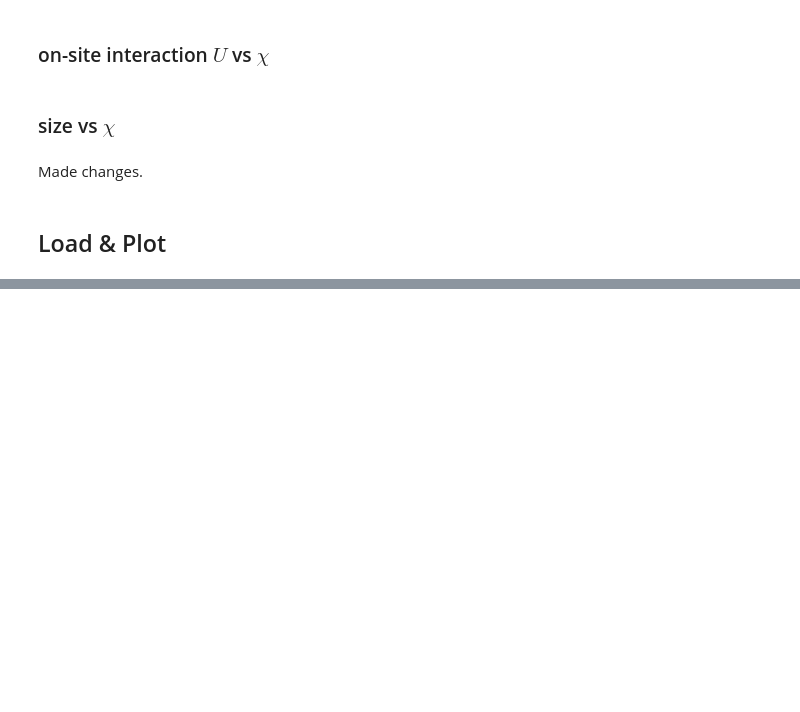
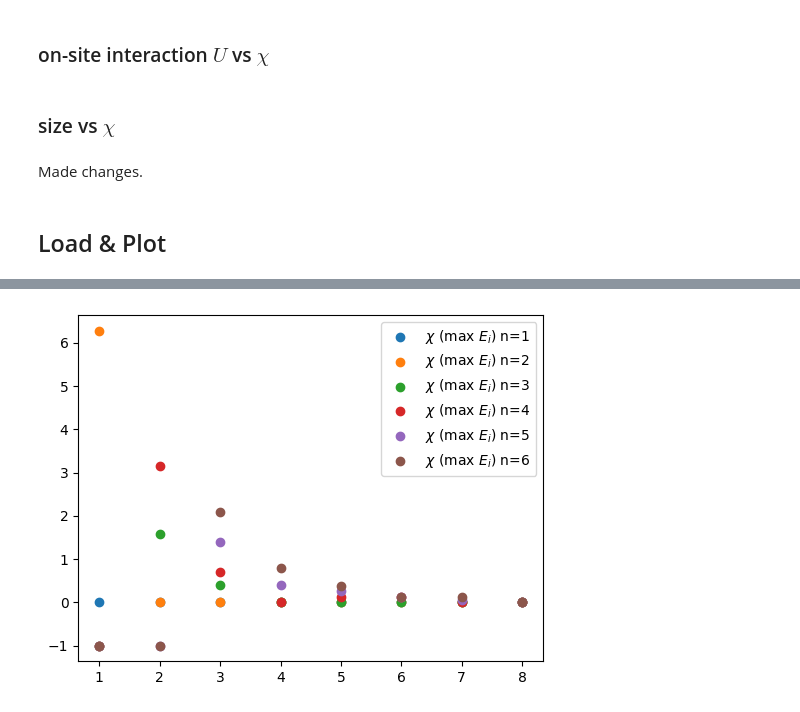
Before and after one commit to pco0511/yb-soc-two-body-loss, a Jupyter notebook: scripts/ed.ipynb, the cells around one changed output, grey strips where cells are left out. Cells and saved outputs as stored; diff of their text form; code cells hidden in the pictures; blank space fills up the shorter version.

```diff
--- a/scripts/ed.ipynb
+++ b/scripts/ed.ipynb
@@ -440,0 +445,17 @@ plt.show()
+# %%
+simulation_name = "scale"
+
+data_dir = "/home/pco0511/yb-soc-two-body-loss/data"
+root_path = os.path.join(data_dir, simulation_name)
+
+metadata_path = os.path.join(root_path, "metadata.pkl")
+eigenvector_path = os.path.join(root_path, "eigenvectors")
+eigenvalue_path = os.path.join(root_path, "eigenvalues")
+mics_path = os.path.join(root_path, "miscellaneous")
+
+with open(metadata_path, 'rb') as f:
+    metadata = pickle.load(f)
+
+data_len = functools.reduce(operator.mul, [len(p) for p in metadata["unfixed"].values()], 1)
+
+pprint(metadata)
@@ -441,3 +482,26 @@ plt.show()
+# %%
+lengths = metadata["unfixed"]["lengths"]
+n_particle = metadata["unfixed"]["n_particle"]
+gamma = metadata["unfixed"]["gamma"]
+
+min_E_i_sus = np.load(os.path.join(mics_path, "min_E_i_sus.npy")).reshape((12, 8, 11)) # size (1-8), num(1-6), gamma
+max_E_i_sus = np.load(os.path.join(mics_path, "max_E_i_sus.npy")).reshape((12, 8, 11))
+min_E_r_sus = np.load(os.path.join(mics_path, "min_E_r_sus.npy")).reshape((12, 8, 11))
+
+plt.figure(figsize=(6, 4.5))
+
+gamma_idx = 7
+
+for idx in range(6):
+    # plt.scatter([1, 2, 3, 4, 5, 6, 7, 8], min_E_i_sus[:, idx, gamma_idx], label=f"$\\chi$ (min $E_i$) n={idx + 1}")
+    plt.scatter([1, 2, 3, 4, 5, 6, 7, 8], max_E_i_sus[:, idx, gamma_idx], label=f"$\\chi$ (max $E_i$) n={idx + 1}")
+    # plt.scatter([1, 2, 3, 4, 5, 6, 7, 8], min_E_r_sus[:, idx, gamma_idx], label=f"$\\chi$ (min $E_r$) n={idx + 1}")
+
+plt.legend()
+
+plt.show()
+# %% [output]
+[figure, added]
 # %%
 def draw_Er_vs_Ei(eigenvalues, eigenvectors, colors, title, cbar_label, save_path = None):
     E_r = jnp.real(eigenvalues)
```
Also changed, not shown: parts of 5 cells of this notebook, 5 other files.
